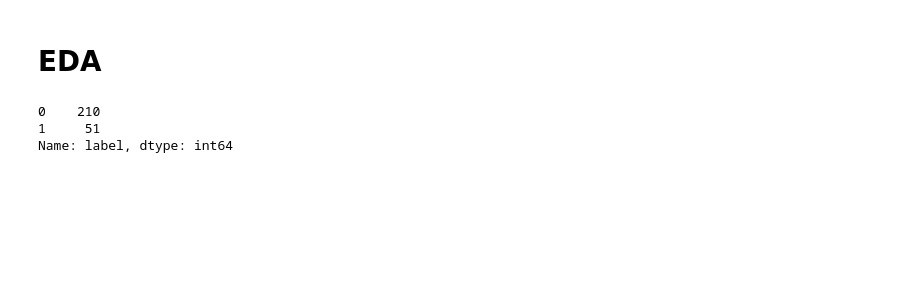
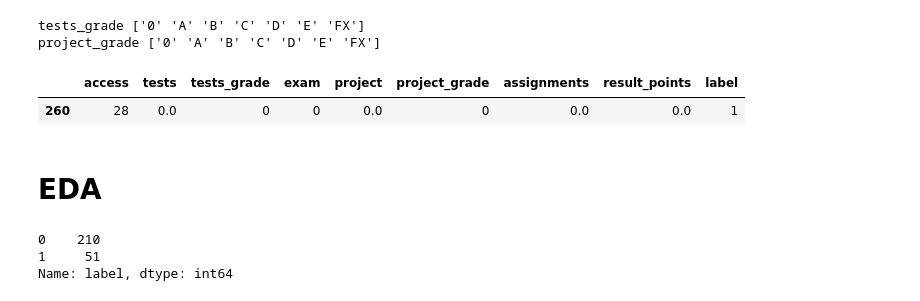
Before and after one commit to ywkim92/Students-Dropout-Prediction, a Jupyter notebook: student_dropout_prediction.ipynb, the cells around one changed output. Saved outputs shown, nothing was run; the diff lists cells and outputs as text; code cells hidden in the pictures; blank space fills up the shorter version.

```diff
--- a/student_dropout_prediction.ipynb
+++ b/student_dropout_prediction.ipynb
@@ -24,0 +34,11 @@ test['label'] = test['graduate'].apply(lambda x: 0 if x==1 else (1 if x==0 else
+# %%
+for col in str_cols:
+    print(col, np.unique(df[col]))
+# %% [output]
+tests_grade ['0' 'A' 'B' 'C' 'D' 'E' 'FX']
+project_grade ['0' 'A' 'B' 'C' 'D' 'E' 'FX']
+# %%
+df[df['tests_grade']=='0']
+# %% [output]
+|  | access | tests | tests_grade | exam | project | project_grade | assignments | result_points | label |
+| 260 | 28 | 0.0 | 0 | 0 | 0.0 | 0 | 0.0 | 0.0 | 1 |
```
Also changed, not shown: parts of 31 cells of this notebook.
